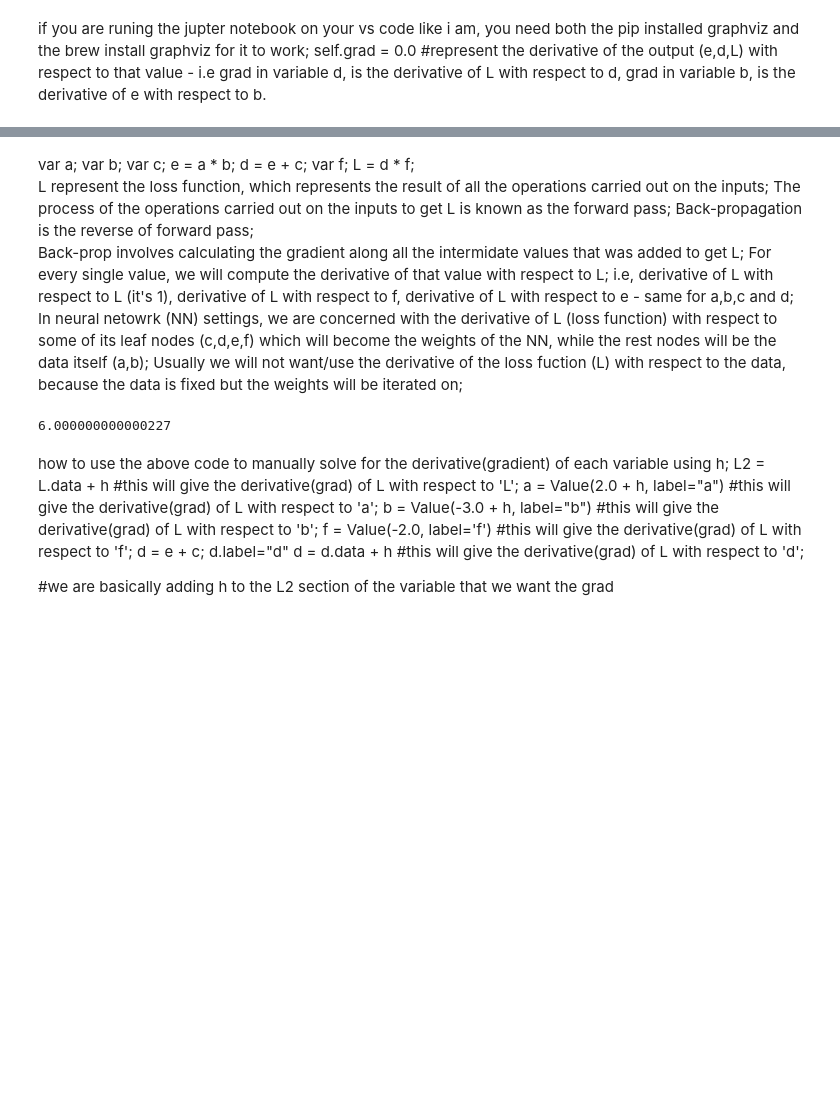
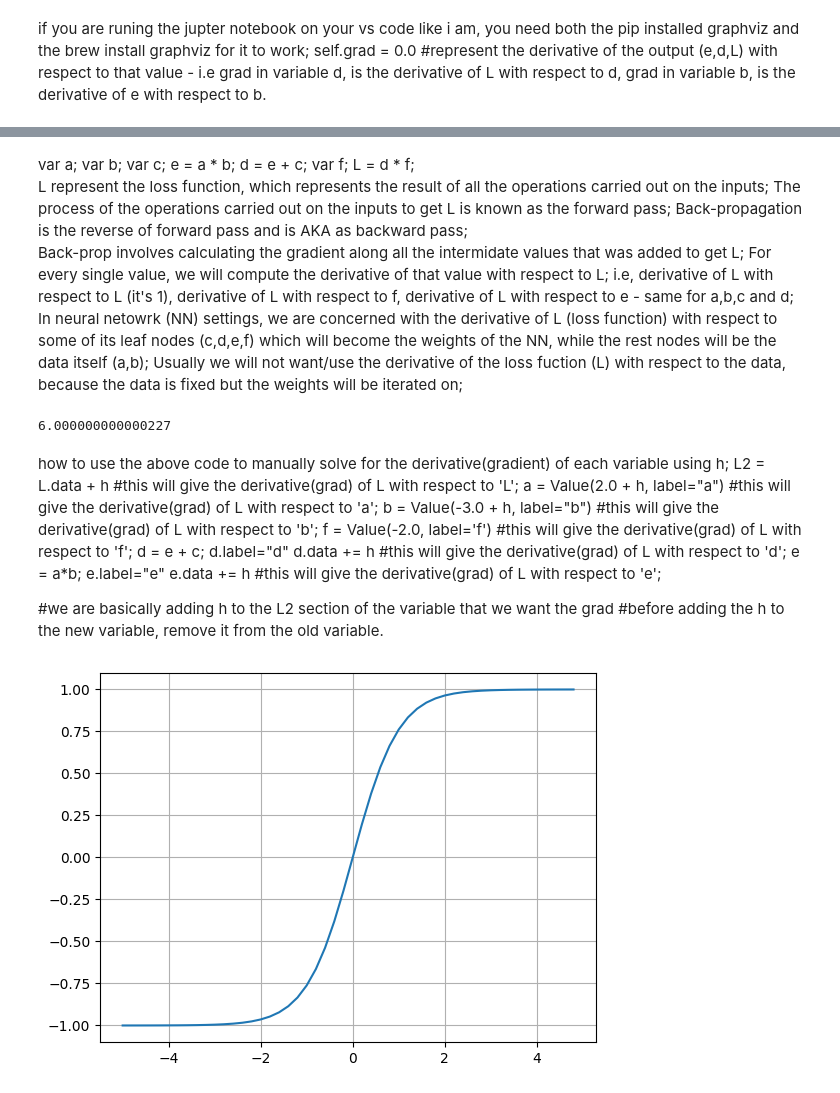
Before and after one commit to Iamfavur/Intro-to-neural-networks, a Jupyter notebook: test.ipynb, the cells around one changed output, grey strips where cells are left out. Drawn from its saved outputs; the diff is of its cells as text; code cells hidden in the pictures; blank space fills up the shorter version.

Commit message:
built and backpropagate through a single neuron and used tanh activation function for cappimg

```diff
--- a/test.ipynb
+++ b/test.ipynb
@@ -147,7 +180,7 @@ var f;
 L = d * f;
 L represent the loss function, which represents the result of all the operations carried out on the inputs;
 The process of the operations carried out on the inputs to get L is known as the forward pass;
-Back-propagation is the reverse of forward pass;
+Back-propagation is the reverse of forward pass and is AKA as backward pass;
 Back-prop involves calculating the gradient along all the intermidate values that was added to get L;
 For every single value, we will compute the derivative of that value with respect to L;
 i.e, derivative of L with respect to L (it's 1), derivative of L with respect to f, derivative of L with respect to e - same for a,b,c and d;
@@ -194,6 +233,14 @@ a = Value(2.0 + h, label="a") #this will give the derivative(grad) of L with res
 b = Value(-3.0 + h, label="b") #this will give the derivative(grad) of L with respect to 'b';
 f = Value(-2.0, label='f') #this will give the derivative(grad) of L with respect to 'f';
 d = e + c; d.label="d"
-d = d.data + h  #this will give the derivative(grad) of L with respect to 'd';
+d.data += h  #this will give the derivative(grad) of L with respect to 'd';
+e = a*b; e.label="e"
+e.data += h #this will give the derivative(grad) of L with respect to 'e';
 
 #we are basically adding h to the L2 section of the variable that we want the grad
+#before adding the h to the new variable, remove it from the old variable.
+# %%
+# now we want to backpropagate through a neuron (using tanh activation function for squashing/capping)
+plt.plot(np.arange(-5,5,0.2), np.tanh(np.arange(-5,5,0.2))); plt.grid()
+# %% [output]
+[figure, added]
```
Also changed, not shown: parts of 7 cells of this notebook.
